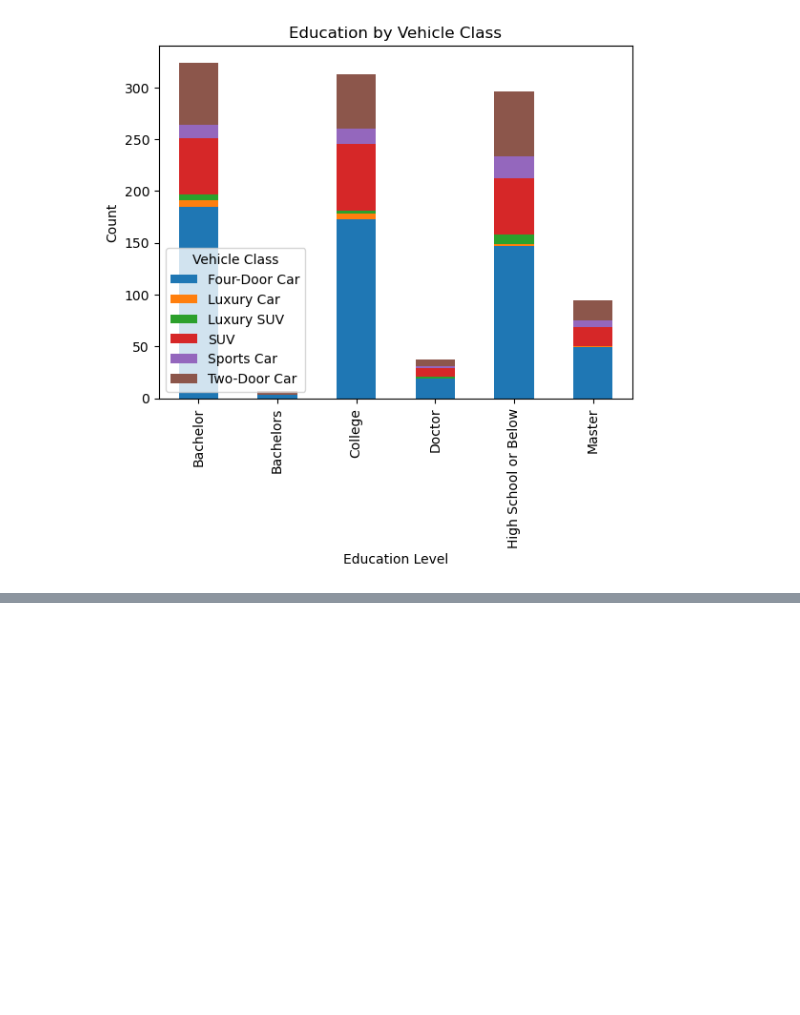
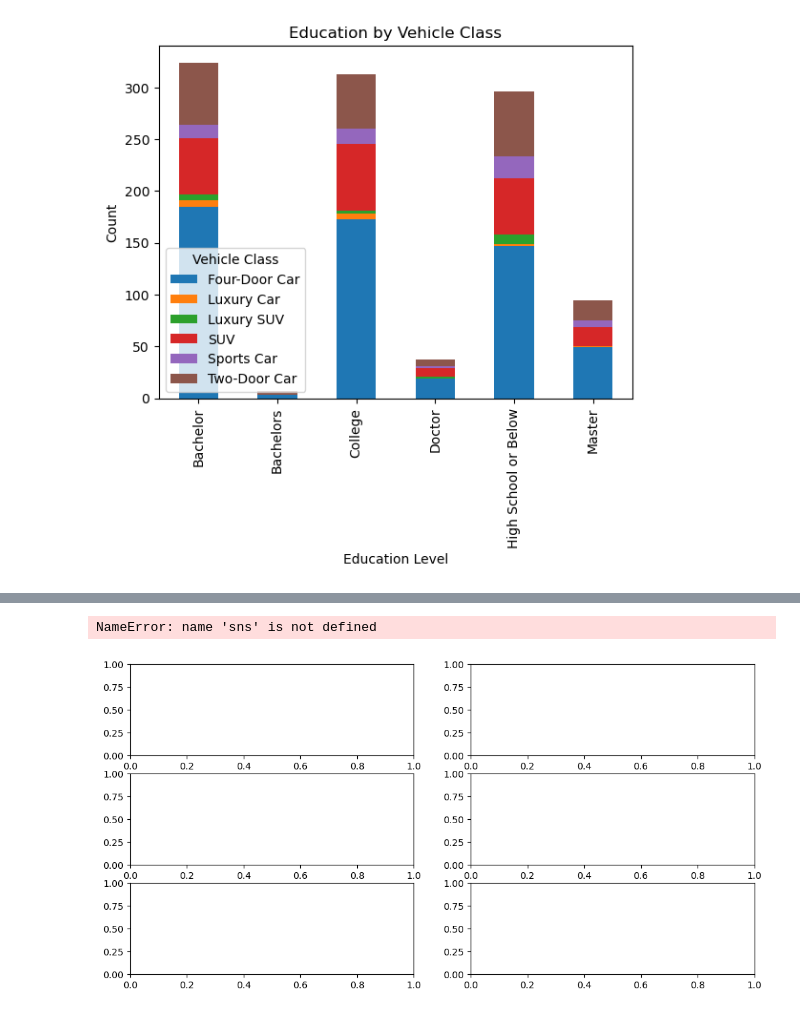
Before and after one commit to bfduodu/lab-dw-data-cleaning-and-formatting, a Jupyter notebook: lab-dw-data-cleaning-and-formatting.ipynb, the cells around one changed output, grey strips where cells are left out. Saved outputs shown, nothing was run; the diff lists cells and outputs as text; code cells hidden in the pictures; blank space fills up the shorter version.

```diff
--- a/lab-dw-data-cleaning-and-formatting.ipynb
+++ b/lab-dw-data-cleaning-and-formatting.ipynb
@@ -486,0 +522,25 @@ Box Plots,Histograms,Scatter Plots,Pcatter Plots,Heatmap,Violin Plots,Pair Plots
+# %%
+
+url = 'https://raw.githubusercontent.com/data-bootcamp-v4/data/main/file1.csv'
+df = pd.read_csv(url)
+
+
+numerical = df.select_dtypes(include=np.number)
+
+fig, axes = plt.subplots(nrows=len(numerical.columns), ncols=2, figsize=(12, 2 * len(numerical.columns)))
+
+for i, col in enumerate(numerical.columns):
+
+    sns.histplot(df[col], kde=True, ax=axes[i, 0])
+    axes[i, 0].set_title(f'Distribution of {col}')
+
+
+    axes[i, 1].hist(df[col], bins=30, color='skyblue', edgecolor='black')
+    axes[i, 1].set_title(f'Histogram of {col}')
+
+
+plt.tight_layout()
+plt.show()
+# %% [output]
+NameError: name 'sns' is not defined
+[figure, added]
```
Also changed, not shown: parts of 16 cells of this notebook, 1 other file.
